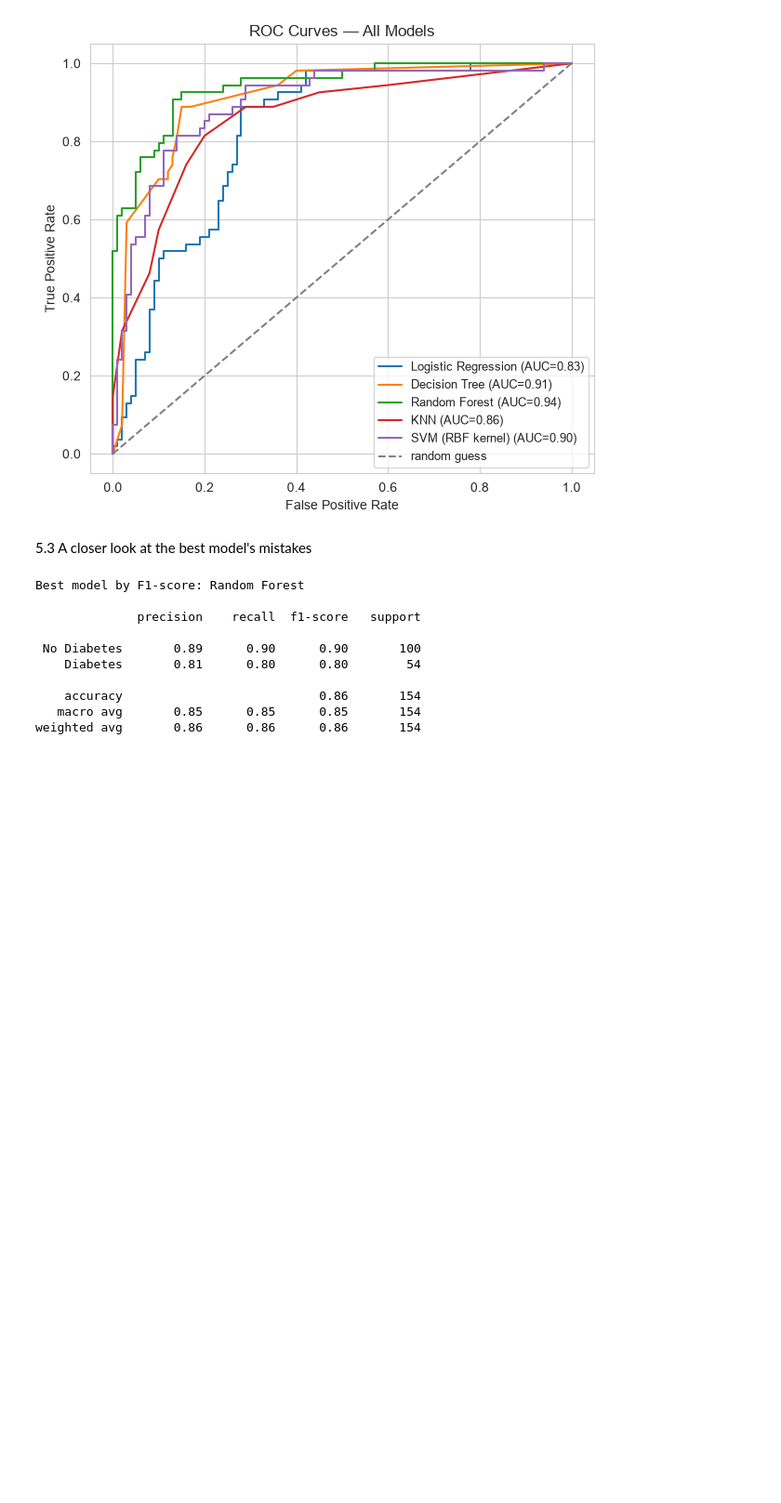
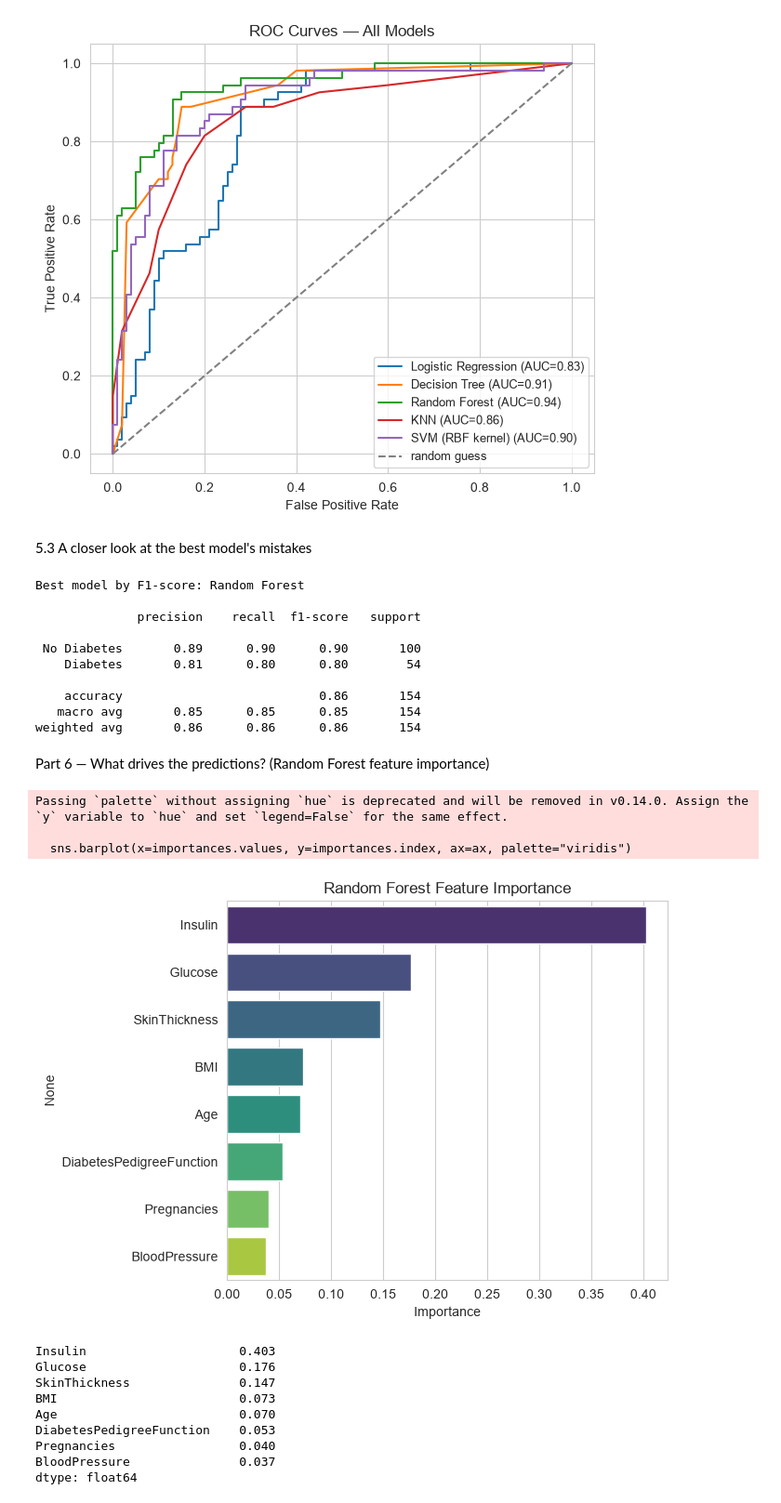
Before and after one commit to santoshkhadka615-syp/AI-ML-Internship, a Jupyter notebook: week 6 diabetes classification/diabetes classification.ipynb, the cells around one changed output. Shown: that part at 93% size. Saved outputs shown, nothing was run; the diff lists cells and outputs as text; code cells hidden in the pictures; blank space fills up the shorter version.

```diff
--- a/week 6 diabetes classification/diabetes classification.ipynb
+++ b/week 6 diabetes classification/diabetes classification.ipynb
@@ -286,3 +286,31 @@ Best model by F1-score: Random Forest
     accuracy                           0.86       154
    macro avg       0.85      0.85      0.85       154
 weighted avg       0.86      0.86      0.86       154
+# %% [markdown]
+Part 6 — What drives the predictions? (Random Forest feature importance)
+# %%
+rf_model = trained_models["Random Forest"]
+importances = pd.Series(rf_model.feature_importances_, index=X.columns).sort_values(ascending=False)
+
+fig, ax = plt.subplots(figsize=(7, 5))
+sns.barplot(x=importances.values, y=importances.index, ax=ax, palette="viridis")
+ax.set_title("Random Forest Feature Importance")
+ax.set_xlabel("Importance")
+plt.tight_layout()
+plt.show()
+
+print(importances.round(3))
+# %% [output]
+Passing `palette` without assigning `hue` is deprecated and will be removed in v0.14.0. Assign the `y` variable to `hue` and set `legend=False` for the same effect.
+
+  sns.barplot(x=importances.values, y=importances.index, ax=ax, palette="viridis")
+[figure, added]
+Insulin                     0.403
+Glucose                     0.176
+SkinThickness               0.147
+BMI                         0.073
+Age                         0.070
+DiabetesPedigreeFunction    0.053
+Pregnancies                 0.040
+BloodPressure               0.037
+dtype: float64
```
